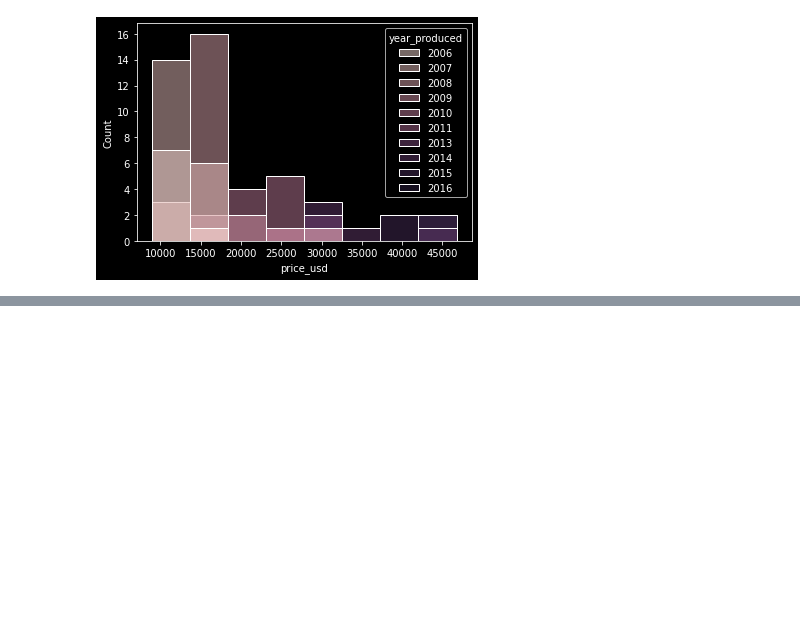
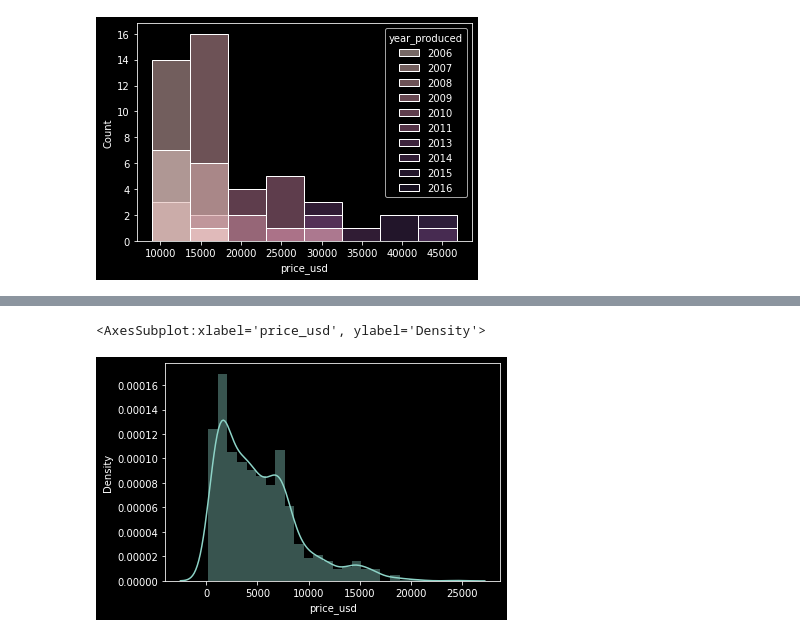
Before and after one commit to LeKilleRGallet/university, a Jupyter notebook: data_science/math/descrp_stats/1stnb.ipynb, the cells around one changed output, grey strips where cells are left out. Drawn from its saved outputs; the diff is of its cells as text; code cells hidden in the pictures; blank space fills up the shorter version.

```diff
--- a/data_science/math/descrp_stats/1stnb.ipynb
+++ b/data_science/math/descrp_stats/1stnb.ipynb
@@ -106,0 +170,5 @@ sns.histplot(Q7_df, x='price_usd', hue='year_produced')
+# %%
+sns.distplot(df[df['model_name']=='Passat']['price_usd'])
+# %% [output]
+<AxesSubplot:xlabel='price_usd', ylabel='Density'>
+[figure, added]
```
Also changed, not shown: parts of 12 cells of this notebook, 3 other files.
